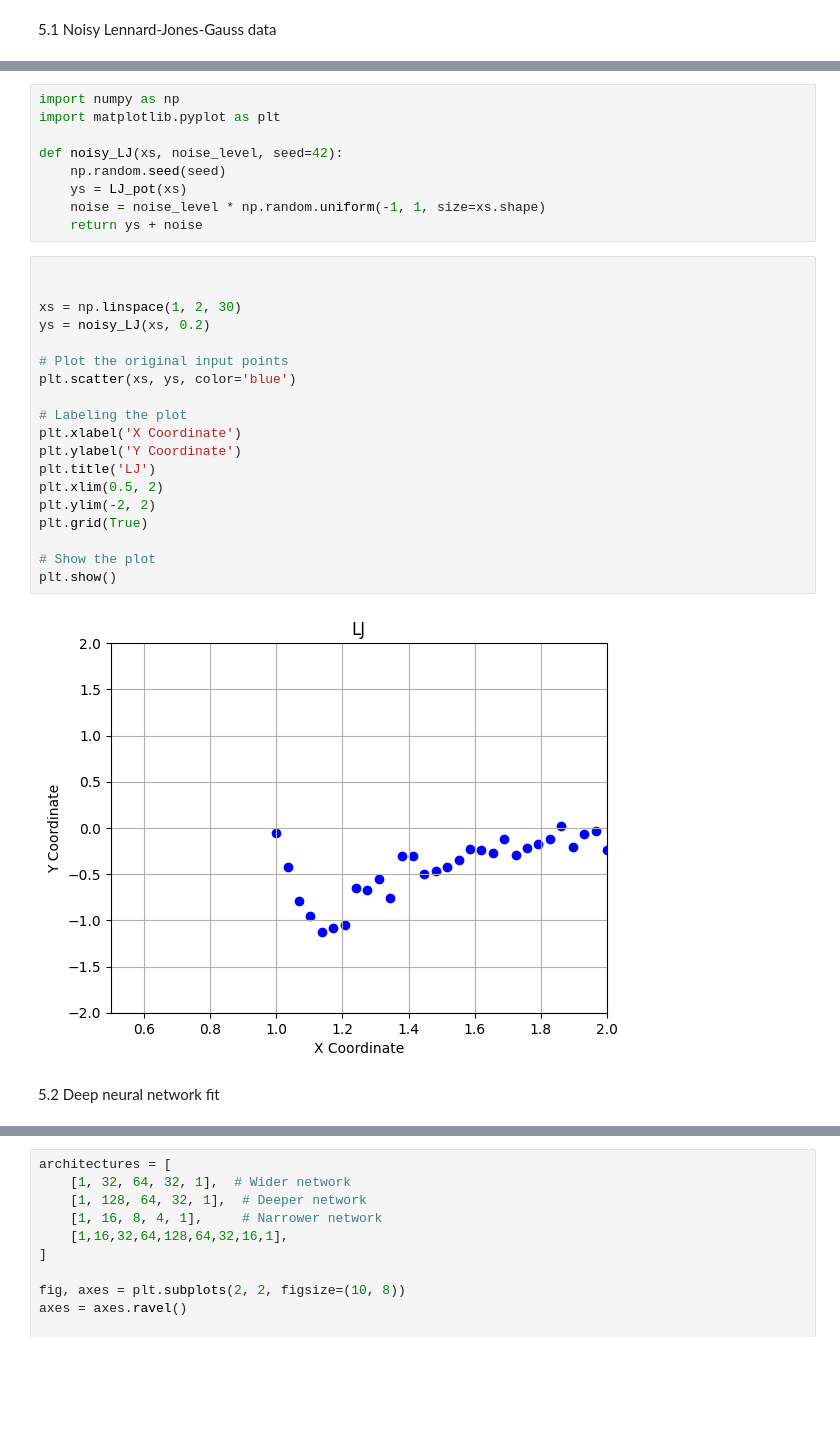
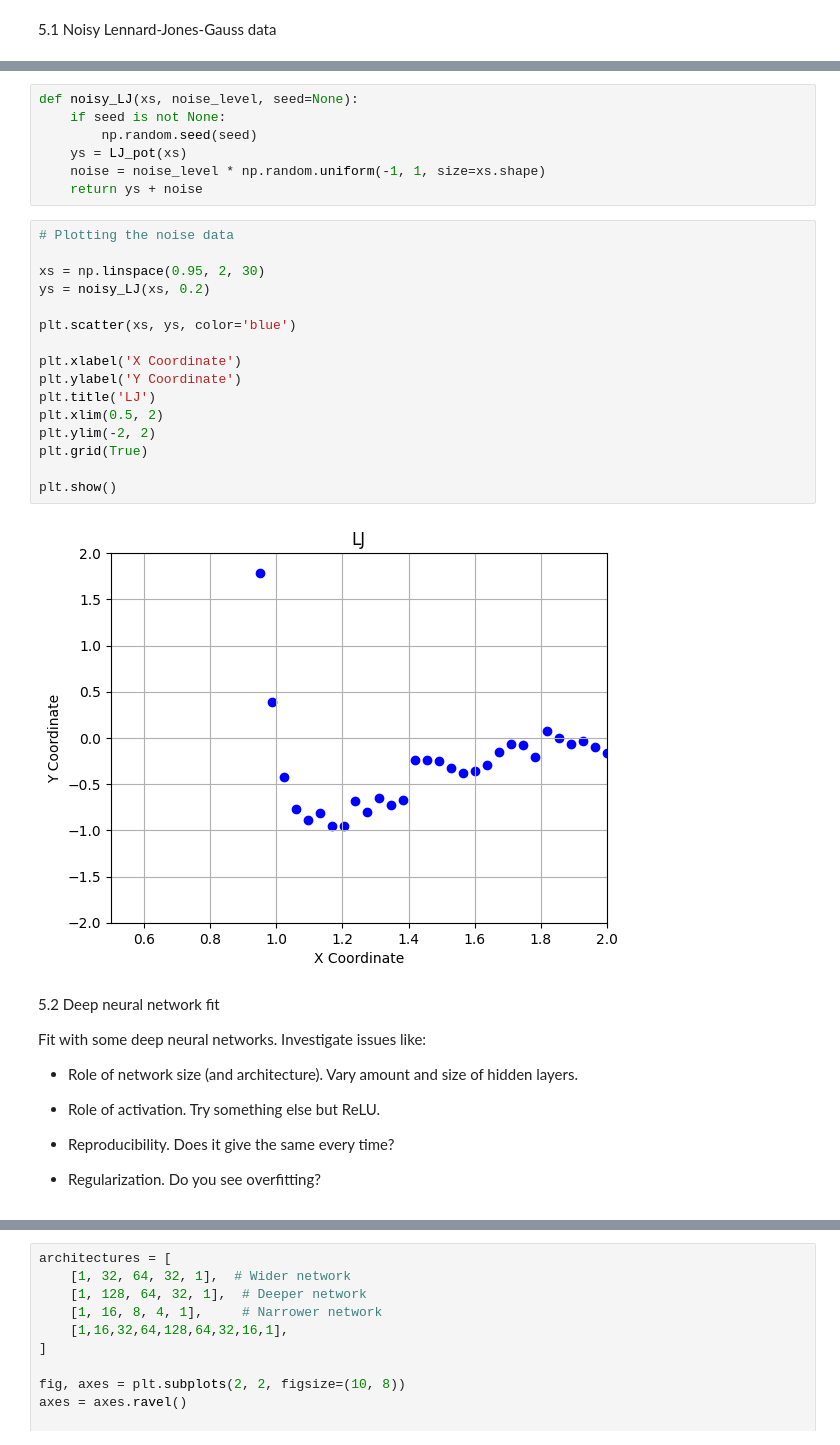
Before and after one commit to Justusperthes/Comphy, a Jupyter notebook: w10/regression.ipynb, the cells around one changed output, grey strips where cells are left out. Cells and saved outputs as stored; diff of their text form; blank space fills up the shorter version.

```diff
--- a/w10/regression.ipynb
+++ b/w10/regression.ipynb
@@ -34,33 +33,38 @@ plt.show()
 [figure]
 # %%
-import numpy as np
-import matplotlib.pyplot as plt
-
-def noisy_LJ(xs, noise_level, seed=42):
-    np.random.seed(seed)
+def noisy_LJ(xs, noise_level, seed=None):
+    if seed is not None:
+        np.random.seed(seed)
     ys = LJ_pot(xs)
     noise = noise_level * np.random.uniform(-1, 1, size=xs.shape)
     return ys + noise
 # %%
+# Plotting the noise data
 
-
-xs = np.linspace(1, 2, 30)
+xs = np.linspace(0.95, 2, 30)
 ys = noisy_LJ(xs, 0.2)
 
-# Plot the original input points
 plt.scatter(xs, ys, color='blue')
 
-# Labeling the plot
 plt.xlabel('X Coordinate')
 plt.ylabel('Y Coordinate')
 plt.title('LJ')
 plt.xlim(0.5, 2)
 plt.ylim(-2, 2)
 plt.grid(True)
 
-# Show the plot
 plt.show()
 # %% [output]
-[figure, old version]
+[figure, new version]
-# %% [markdown]
-5.2 Deep neural network fit
+# %% [markdown]
+5.2 Deep neural network fit
+
+Fit with some deep neural networks. Investigate issues like:
+
+- Role of network size (and architecture). Vary amount and size of hidden layers.
+
+- Role of activation. Try something else but ReLU.
+
+- Reproducibility. Does it give the same every time?
+
+- Regularization. Do you see overfitting?
```
Also changed, not shown: parts of 21 cells of this notebook, 2 other files.
